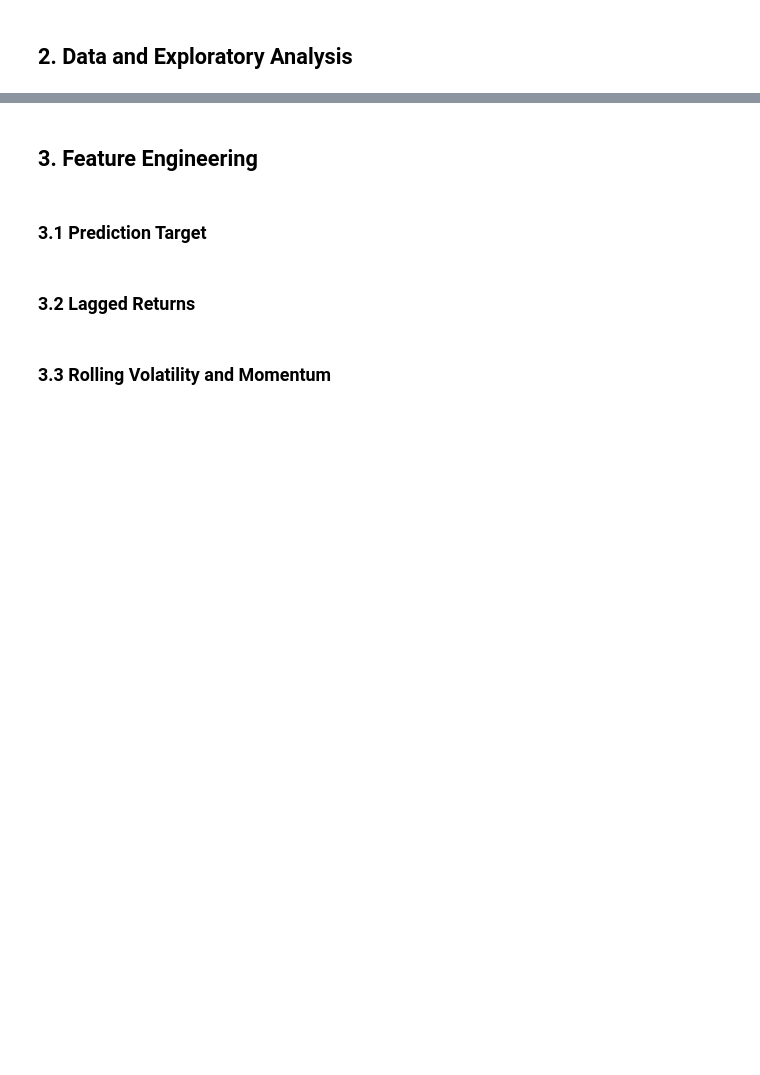
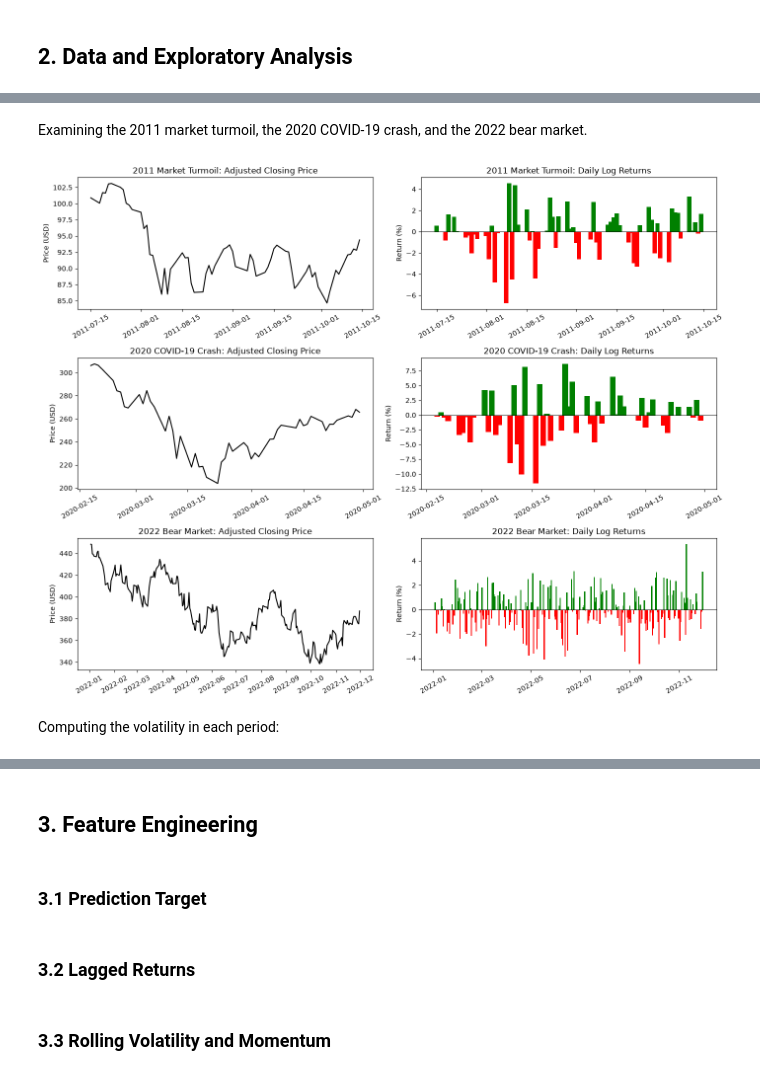
Before and after one commit to minjee-kim/financial-forecasting, a Jupyter notebook: analysis.ipynb, the cells around one changed output, grey strips where cells are left out. Cells and saved outputs as stored; diff of their text form; code cells hidden in the pictures; blank space fills up the shorter version.

```diff
--- a/analysis.ipynb
+++ b/analysis.ipynb
@@ -17,0 +255,40 @@
+# %% [markdown]
+Examining the 2011 market turmoil, the 2020 COVID-19 crash, and the 2022 bear market.
+# %%
+periods = {
+    "2011 Market Turmoil": ("2011-07-15", "2011-10-15"),
+    "2020 COVID-19 Crash": ("2020-02-15", "2020-04-30"),
+    "2022 Bear Market": ("2022-01-01", "2022-11-30")
+}
+
+fig, axes = plt.subplots(3, 2, figsize=(14, 11))
+
+for i, (name, (start, end)) in enumerate(periods.items()):
+    period = spy.loc[start:end]
+
+    # Left: adjusted closing price
+    axes[i, 0].plot(period.index, period["Close"], color="black")
+    axes[i, 0].set_title(f"{name}: Adjusted Closing Price")
+    axes[i, 0].set_ylabel("Price (USD)")
+
+    # Right: daily log returns
+    axes[i, 1].bar(
+        period.index,
+        period["return"] * 100,
+        color=["green" if r >= 0 else "red"
+               for r in period["return"]],
+        width=1.5
+    )
+    axes[i, 1].axhline(0, color="black", linewidth=0.7)
+    axes[i, 1].set_title(f"{name}: Daily Log Returns")
+    axes[i, 1].set_ylabel("Return (%)")
+
+    for ax in axes[i]:
+        ax.tick_params(axis="x", rotation=30)
+
+plt.tight_layout()
+plt.show()
+# %% [output]
+[figure, added]
+# %% [markdown]
+Computing the volatility in each period:
```
Also changed, not shown: parts of 18 cells of this notebook, 1 other file.
